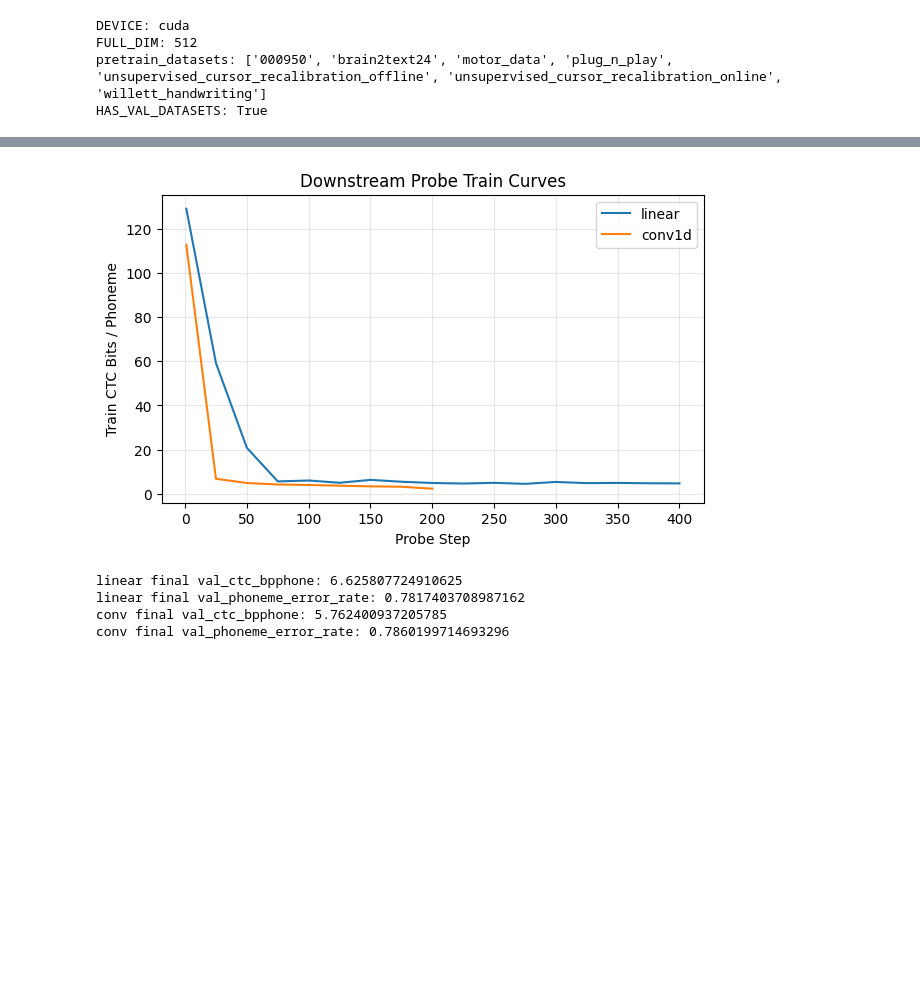
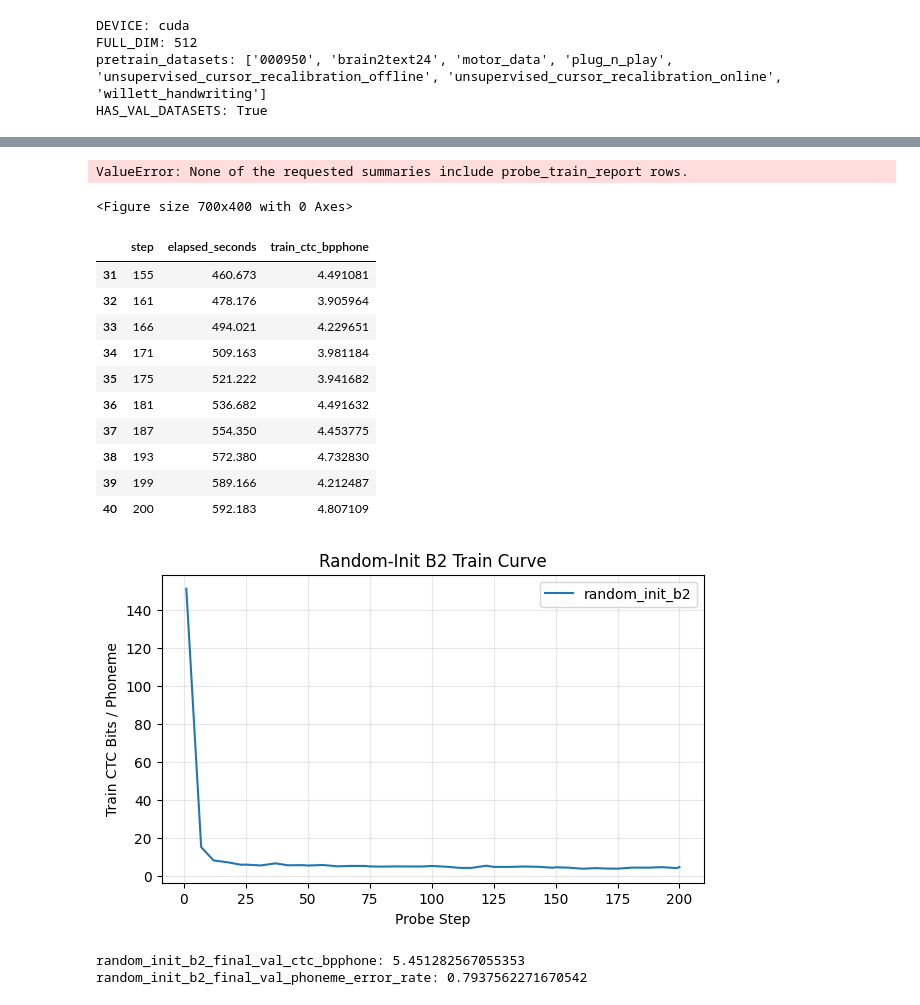
Before and after one commit to ethan-read/utah-ssl, a Jupyter notebook: analysis/active/ssl_experiments/s5_contrastive_ssl_colab.ipynb, the cells around one changed output, grey strips where cells are left out. Cells and saved outputs as stored; diff of their text form; code cells hidden in the pictures; blank space fills up the shorter version.

Commit message:
Update SSL notebook checkpoints and probe controls

```diff
--- a/analysis/active/ssl_experiments/s5_contrastive_ssl_colab.ipynb
+++ b/analysis/active/ssl_experiments/s5_contrastive_ssl_colab.ipynb
@@ -791,42 +879,62 @@ quick_conv1d_alignment_stats_path: /content/drive/MyDrive/utah_ssl/outputs/ssl_e
+# %%
+# Plot train curves for any summaries that have progress logs in the current kernel.
+PLOT_SUMMARY_NAMES = [
+    "SSL_PROBE_SUMMARY",
+    "RANDOM_INIT_LINEAR_PROBE_SUMMARY",
+    "QUICK_CONV1D_SUMMARY",
+    "SSL_B2_SUMMARY",
+    "RANDOM_INIT_B2_SUMMARY",
+]
+
+plot_probe_train_curves(PLOT_SUMMARY_NAMES)
+# %% [output]
+ValueError: None of the requested summaries include probe_train_report rows.
+<Figure size 700x400 with 0 Axes>
 # %%
 import json
 import pandas as pd
 import matplotlib.pyplot as plt
 from pathlib import Path
 
-def load_probe_progress(path):
-    rows = [json.loads(line) for line in Path(path).read_text().splitlines() if line.strip()]
-    return pd.DataFrame(rows)
+random_b2_progress_path = Path(
+    "/content/drive/MyDrive/utah_ssl/outputs/ssl_experiments/contrastive/"
+    "colab_s5_future_infonce_seg64_20260406T155149Z/"
+    "random_init_b2_pool4_linear_probe/progress.jsonl"
+)
 
-linear_progress_path = Path(SSL_PROBE_SUMMARY["progress_log_path"])
-conv_progress_path = Path(QUICK_CONV1D_SUMMARY["progress_log_path"])
+rows = [json.loads(line) for line in random_b2_progress_path.read_text().splitlines() if line.strip()]
+df = pd.DataFrame(rows)
 
-linear_df = load_probe_progress(linear_progress_path)
-conv_df = load_probe_progress(conv_progress_path)
+train_df = df[df["event"] == "probe_train_report"].copy()
+final_df = df[df["event"] == "probe_session_complete"].copy()
 
-linear_train = linear_df[linear_df["event"] == "probe_train_report"].copy()
-conv_train = conv_df[conv_df["event"] == "probe_train_report"].copy()
+display(train_df[["step", "elapsed_seconds", "train_ctc_bpphone"]].tail(10))
 
 plt.figure(figsize=(7, 4))
-plt.plot(linear_train["step"], linear_train["train_ctc_bpphone"], label="linear")
-plt.plot(conv_train["step"], conv_train["train_ctc_bpphone"], label="conv1d")
+plt.plot(train_df["step"], train_df["train_ctc_bpphone"], label="random_init_b2")
 plt.xlabel("Probe Step")
 plt.ylabel("Train CTC Bits / Phoneme")
-plt.title("Downstream Probe Train Curves")
+plt.title("Random-Init B2 Train Curve")
+plt.grid(True, alpha=0.3)
 plt.legend()
-plt.grid(True, alpha=0.3)
 plt.show()
 
-linear_final = linear_df[linear_df["event"] == "probe_session_complete"].iloc[-1]
-conv_final = conv_df[conv_df["event"] == "probe_session_complete"].iloc[-1]
-
-print("linear final val_ctc_bpphone:", linear_final["val_ctc_bpphone"])
-print("linear final val_phoneme_error_rate:", linear_final["val_phoneme_error_rate"])
-print("conv final val_ctc_bpphone:", conv_final["val_ctc_bpphone"])
-print("conv final val_phoneme_error_rate:", conv_final["val_phoneme_error_rate"])
+if not final_df.empty:
+    final_row = final_df.iloc[-1]
+    print("random_init_b2_final_val_ctc_bpphone:", final_row["val_ctc_bpphone"])
+    print("random_init_b2_final_val_phoneme_error_rate:", final_row["val_phoneme_error_rate"])
 # %% [output]
+|  | step | elapsed_seconds | train_ctc_bpphone |
+| 31 | 155 | 460.673 | 4.491081 |
+| 32 | 161 | 478.176 | 3.905964 |
+| 33 | 166 | 494.021 | 4.229651 |
+| 34 | 171 | 509.163 | 3.981184 |
+| 35 | 175 | 521.222 | 3.941682 |
+| 36 | 181 | 536.682 | 4.491632 |
+| 37 | 187 | 554.350 | 4.453775 |
+| 38 | 193 | 572.380 | 4.732830 |
+| 39 | 199 | 589.166 | 4.212487 |
+| 40 | 200 | 592.183 | 4.807109 |
-[figure, old version]
+[figure, new version]
-linear final val_ctc_bpphone: 6.625807724910625
-linear final val_phoneme_error_rate: 0.7817403708987162
-conv final val_ctc_bpphone: 5.762400937205785
-conv final val_phoneme_error_rate: 0.7860199714693296
+random_init_b2_final_val_ctc_bpphone: 5.451282567055353
+random_init_b2_final_val_phoneme_error_rate: 0.7937562271670542
```
Also changed, not shown: parts of 30 cells of this notebook, 4 other files.
